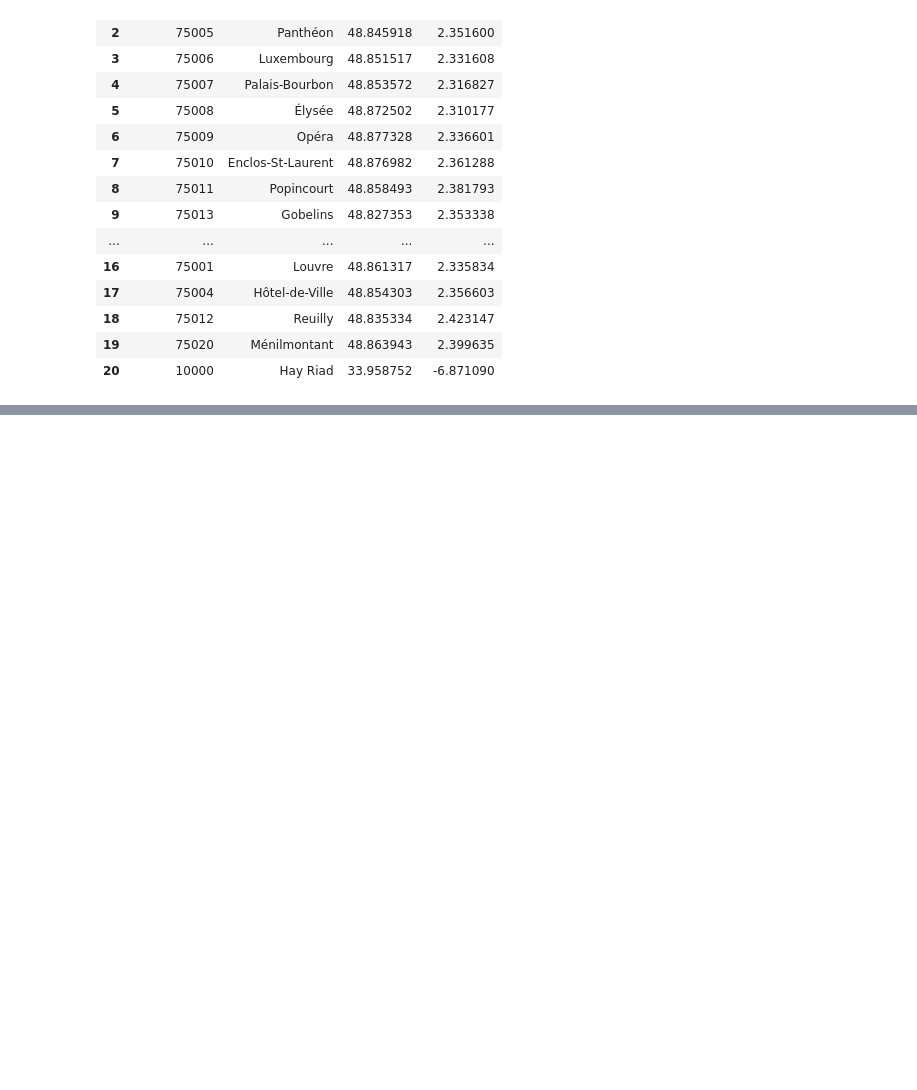
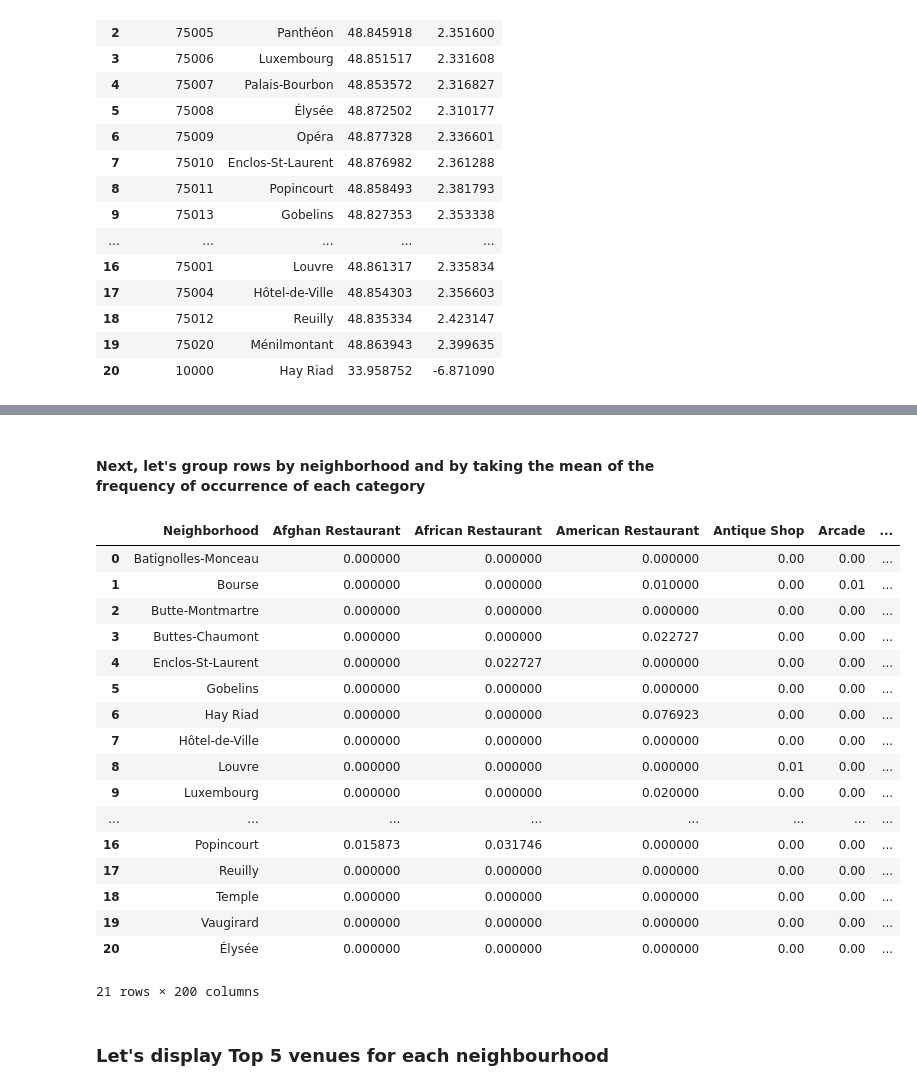
Before and after one commit to Leradicator/Coursera_Capstone, a Jupyter notebook: Capstone Peer Graded Assignment.ipynb, the cells around one changed output, grey strips where cells are left out. Drawn from its saved outputs; the diff is of its cells as text; code cells hidden in the pictures; blank space fills up the shorter version.

```diff
--- a/Capstone Peer Graded Assignment.ipynb
+++ b/Capstone Peer Graded Assignment.ipynb
@@ -102,0 +340,12 @@ map_paris
+# %%
+# one hot encoding
+paris_onehot = pd.get_dummies(paris_venues[['Venue Category']], prefix="", prefix_sep="")
+
+# add neighborhood column back to dataframe
+paris_onehot['Neighborhood'] = paris_venues['Neighborhood']
+
+# move neighborhood column to the first column
+fixed_columns = [paris_onehot.columns[-1]] + list(paris_onehot.columns[:-1])
+paris_onehot = paris_onehot[fixed_columns]
+
+paris_onehot.head()
@@ -102,0 +360,26 @@ map_paris
+# %% [markdown]
+#### Next, let's group rows by neighborhood and by taking the mean of the frequency of occurrence of each category
+# %%
+paris_grouped = paris_onehot.groupby('Neighborhood').mean().reset_index()
+paris_grouped
+# %% [output]
+|  | Neighborhood | Afghan Restaurant | African Restaurant | American Restaurant | Antique Shop | Arcade | ... |
+| 0 | Batignolles-Monceau | 0.000000 | 0.000000 | 0.000000 | 0.00 | 0.00 | ... |
+| 1 | Bourse | 0.000000 | 0.000000 | 0.010000 | 0.00 | 0.01 | ... |
+| 2 | Butte-Montmartre | 0.000000 | 0.000000 | 0.000000 | 0.00 | 0.00 | ... |
+| 3 | Buttes-Chaumont | 0.000000 | 0.000000 | 0.022727 | 0.00 | 0.00 | ... |
+| 4 | Enclos-St-Laurent | 0.000000 | 0.022727 | 0.000000 | 0.00 | 0.00 | ... |
+| 5 | Gobelins | 0.000000 | 0.000000 | 0.000000 | 0.00 | 0.00 | ... |
+| 6 | Hay Riad | 0.000000 | 0.000000 | 0.076923 | 0.00 | 0.00 | ... |
+| 7 | Hôtel-de-Ville | 0.000000 | 0.000000 | 0.000000 | 0.00 | 0.00 | ... |
+| 8 | Louvre | 0.000000 | 0.000000 | 0.000000 | 0.01 | 0.00 | ... |
+| 9 | Luxembourg | 0.000000 | 0.000000 | 0.020000 | 0.00 | 0.00 | ... |
+| ... | ... | ... | ... | ... | ... | ... | ... |
+| 16 | Popincourt | 0.015873 | 0.031746 | 0.000000 | 0.00 | 0.00 | ... |
+| 17 | Reuilly | 0.000000 | 0.000000 | 0.000000 | 0.00 | 0.00 | ... |
+| 18 | Temple | 0.000000 | 0.000000 | 0.000000 | 0.00 | 0.00 | ... |
+| 19 | Vaugirard | 0.000000 | 0.000000 | 0.000000 | 0.00 | 0.00 | ... |
+| 20 | Élysée | 0.000000 | 0.000000 | 0.000000 | 0.00 | 0.00 | ... |
+21 rows × 200 columns
+# %% [markdown]
+### Let's display Top 5 venues for each neighbourhood
```
Also changed, not shown: parts of 36 cells of this notebook.
